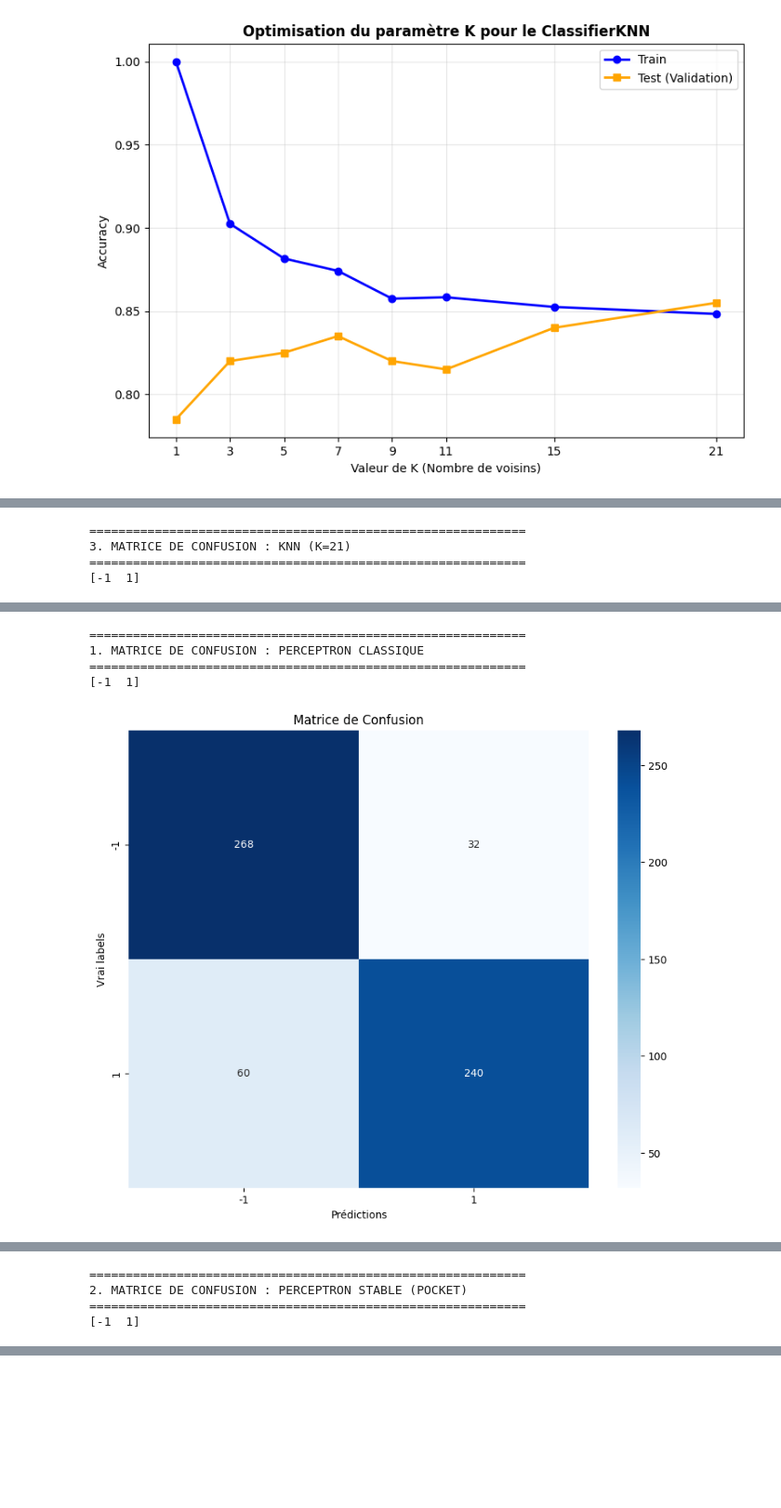
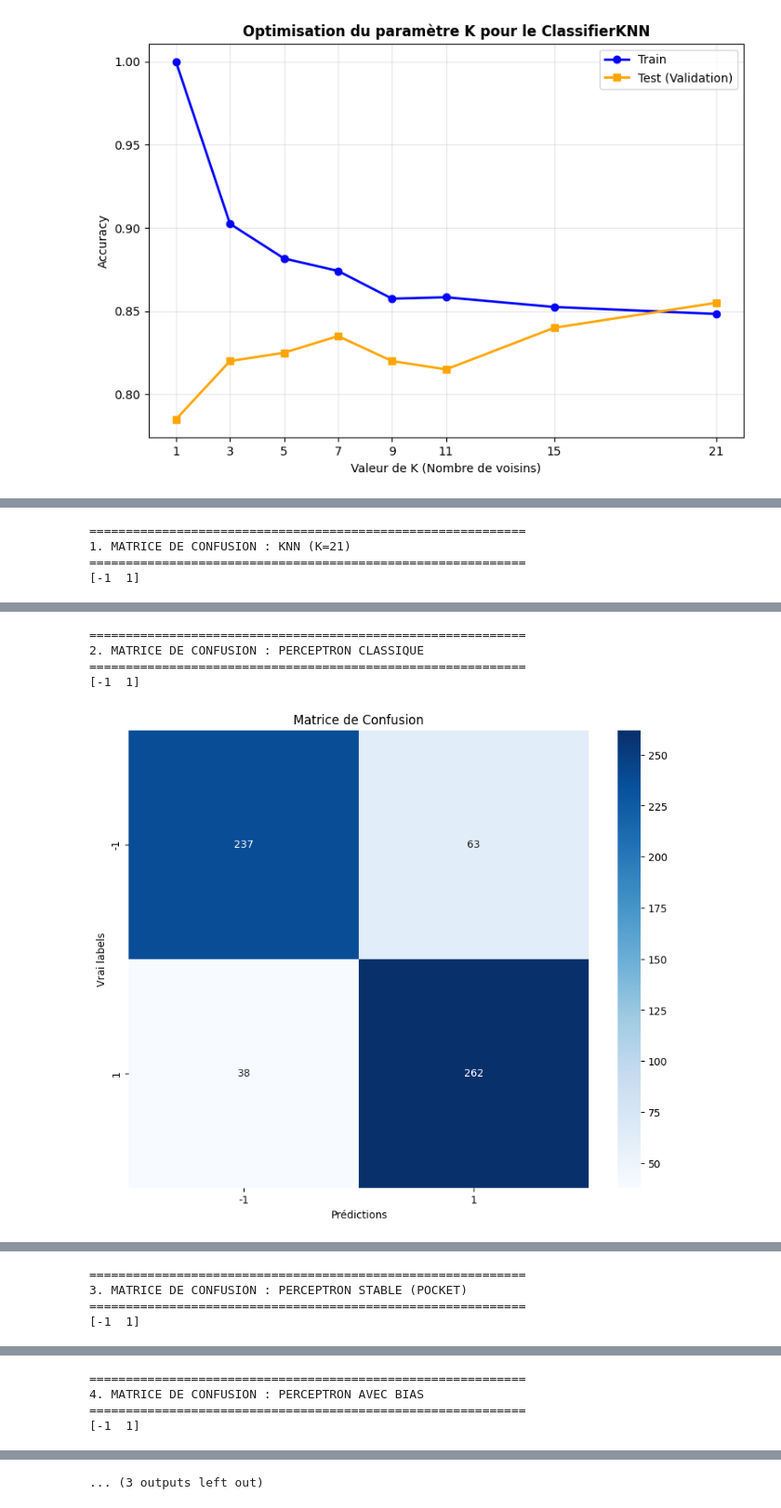
Before and after one commit to Aooooult/fashion-mnist-project, a Jupyter notebook: Projet/projet-GURENKO_NOEL.ipynb, the cells around one changed output, grey strips where cells are left out. Shown at 93% size. Saved outputs shown, nothing was run; the diff lists cells and outputs as text; code cells hidden in the pictures; blank space fills up the shorter version.

```diff
--- a/Projet/projet-GURENKO_NOEL.ipynb
+++ b/Projet/projet-GURENKO_NOEL.ipynb
@@ -551,6 +726,6 @@ reconnaître les t-shirts mais complètement aveugle face aux chemises).
 # %%
 """
-DEUXIEME ETAPE: Matrices de confusion pour les 3 modèles (Via Filtre Stable)
+DEUXIEME ETAPE: Matrices de confusion pour les 5 modèles (100% Fixé et Déterministe)
 """
 np.random.seed(42)
 
@@ -558,7 +733,6 @@ choix_label_1, choix_label_2 = 0, 6
 labels_to_keep = [choix_label_1, choix_label_2]
 
 data_train_binaire = data_train[data_train['label'].isin(labels_to_keep)].copy()
-
 data_train_binaire['label'] = data_train_binaire['label'].replace({choix_label_1: -1, choix_label_2: 1})
 
 X_bi = data_train_binaire.drop(columns=['label']).values
@@ -569,36 +743,65 @@ if X_bi.max() > 1.0:
 
 X_small, Y_small = ut.echantillonnage_homogene(X_bi, Y_bi, 0.1)
 DS_binaire = (X_small, Y_small)
 
 n_features = X_small.shape[1]
 
+X_bi_2D = data_train_binaire.drop(columns=['label']).values[:, [200, 400]]
+Y_bi_2D = data_train_binaire['label'].values
+
+if X_bi_2D.max() > 1.0:
+    X_bi_2D = X_bi_2D / 255.0
+
+X_small_2D, Y_small_2D = ut.echantillonnage_homogene(X_bi_2D, Y_bi_2D, 0.1)
+DS_binaire_2D = (X_small_2D, Y_small_2D)
+
+un_noyau = cl.KernelPoly()
+
+perseptron_kernel = cl.ClassifierPerceptronKernel(2, learning_rate, un_noyau, False, False)
 perceptron_cl = cl.ClassifierPerceptron(n_features, learning_rate=0.01, init=True)
 perceptron_st = cl.ClassifierPerceptronStable(n_features, learning_rate=0.01, init=True)
 knn_clf = cl.ClassifierKNN(n_features, k=21)
+perseptron_bias = cl.ClassifierPerceptronBias(n_features, learning_rate=0.01, init=True)
+
+perceptron_cl._rng = np.random.default_rng(seed=42)
+perceptron_st._rng = np.random.default_rng(seed=42)
+perseptron_bias._rng = np.random.default_rng(seed=42)
+perseptron_kernel._rng = np.random.default_rng(seed=42)
+# ===============================================================
 
 print("="*60)
-print("3. MATRICE DE CONFUSION : KNN (K=21)")
+print("1. MATRICE DE CONFUSION : KNN (K=21)")
 print("="*60)
 ev.matrice_de_confusion(knn_clf, DS_binaire, nb_iter=2, stratified=True)
 
 print("="*60)
-print("1. MATRICE DE CONFUSION : PERCEPTRON CLASSIQUE")
+print("2. MATRICE DE CONFUSION : PERCEPTRON CLASSIQUE")
 print("="*60)
 ev.matrice_de_confusion(perceptron_cl, DS_binaire, nb_iter=2, stratified=True)
 
 print("="*60)
-print("2. MATRICE DE CONFUSION : PERCEPTRON STABLE (POCKET)")
+print("3. MATRICE DE CONFUSION : PERCEPTRON STABLE (POCKET)")
 print("="*60)
 ev.matrice_de_confusion(perceptron_st, DS_binaire, nb_iter=2, stratified=True)
+
+print("="*60)
+print("4. MATRICE DE CONFUSION : PERCEPTRON AVEC BIAS")
+print("="*60)
+ev.matrice_de_confusion(perseptron_bias, DS_binaire, nb_iter=2, stratified=True)
+
+print("="*60)
+print("5. MATRICE DE CONFUSION : PERCEPTRON AVEC KERNELISATION (2D)")
+print("="*60)
+ev.matrice_de_confusion(perseptron_kernel, DS_binaire_2D, nb_iter=2, stratified=True)
 # %% [output]
 ============================================================
-3. MATRICE DE CONFUSION : KNN (K=21)
+1. MATRICE DE CONFUSION : KNN (K=21)
 ============================================================
 [-1  1]
 [figure]
 [figure]
 ============================================================
-1. MATRICE DE CONFUSION : PERCEPTRON CLASSIQUE
+2. MATRICE DE CONFUSION : PERCEPTRON CLASSIQUE
 ============================================================
 [-1  1]
-[figure, old version]
+[figure, new version]
@@ -606,5 +809,5 @@ ev.matrice_de_confusion(perceptron_st, DS_binaire, nb_iter=2, stratified=True)
 ============================================================
-2. MATRICE DE CONFUSION : PERCEPTRON STABLE (POCKET)
+3. MATRICE DE CONFUSION : PERCEPTRON STABLE (POCKET)
 ============================================================
 [-1  1]
 [figure]
@@ -611,0 +815,4 @@ ev.matrice_de_confusion(perceptron_st, DS_binaire, nb_iter=2, stratified=True)
+============================================================
+4. MATRICE DE CONFUSION : PERCEPTRON AVEC BIAS
+============================================================
+[-1  1]
@@ -612,3 +821,4 @@ ev.matrice_de_confusion(perceptron_st, DS_binaire, nb_iter=2, stratified=True)
+... (3 outputs left out)
 # %%
 ### Conclusion Générale de l'Étape Binaire (Synthèse des 6 Matrices)
 
```
Also changed, not shown: parts of 21 cells of this notebook, 1 other file.
